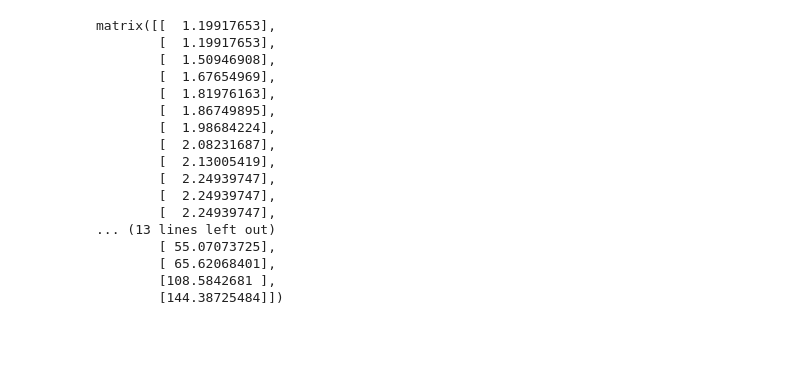
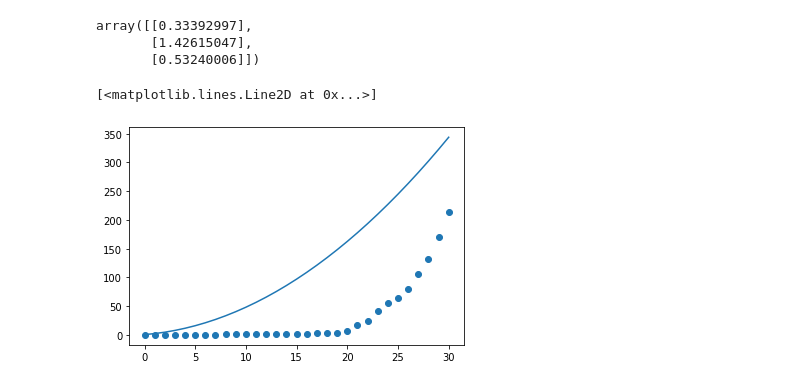
Before and after one commit to louisnot/n-Cov2019, a Jupyter notebook: Corona_Virus.ipynb, the cells around one changed output. Cells and saved outputs as stored; diff of their text form; code cells hidden in the pictures; blank space fills up the shorter version.

Commit message:
model 2

```diff
--- a/Corona_Virus.ipynb
+++ b/Corona_Virus.ipynb
@@ -25,4 +48,0 @@ plt.legend()
-# %%
-X = np.hstack((x,np.ones(x.shape)))
-y = np.matrix([infection['Dead']]).T
-X.shape, y
@@ -72,0 +51,6 @@ mortPred*100
+# %%
+Z = np.hstack((z,np.ones(z.shape)))
+Z= np.hstack((z**2,Z))
+#X
+#Y = np.hstack((y,np.ones(z.shape)))
+Z
@@ -73,24 +75,15 @@ mortPred*100
+# %%
+theta = np.random.randn(3,1)
+theta
+# %% [output]
+array([[0.33392997],
+       [1.42615047],
+       [0.53240006]])
 # %%
 def model(X,theta):
     return X.dot(theta)
+plt.scatter(z,y)
+plt.plot(z,model(Z,theta))
+# %% [output]
+[<matplotlib.lines.Line2D at 0x...>]
+[figure, added]
-# %%
-model(X,theta)
-#plt.plot(x,model(X,theta))
-# %% [output]
-matrix([[  1.19917653],
-        [  1.19917653],
-        [  1.50946908],
-        [  1.67654969],
-        [  1.81976163],
-        [  1.86749895],
-        [  1.98684224],
-        [  2.08231687],
-        [  2.13005419],
-        [  2.24939747],
-        [  2.24939747],
-        [  2.24939747],
-... (13 lines left out)
-        [ 55.07073725],
-        [ 65.62068401],
-        [108.5842681 ],
-        [144.38725484]])
```
Also changed, not shown: parts of 26 cells of this notebook.
